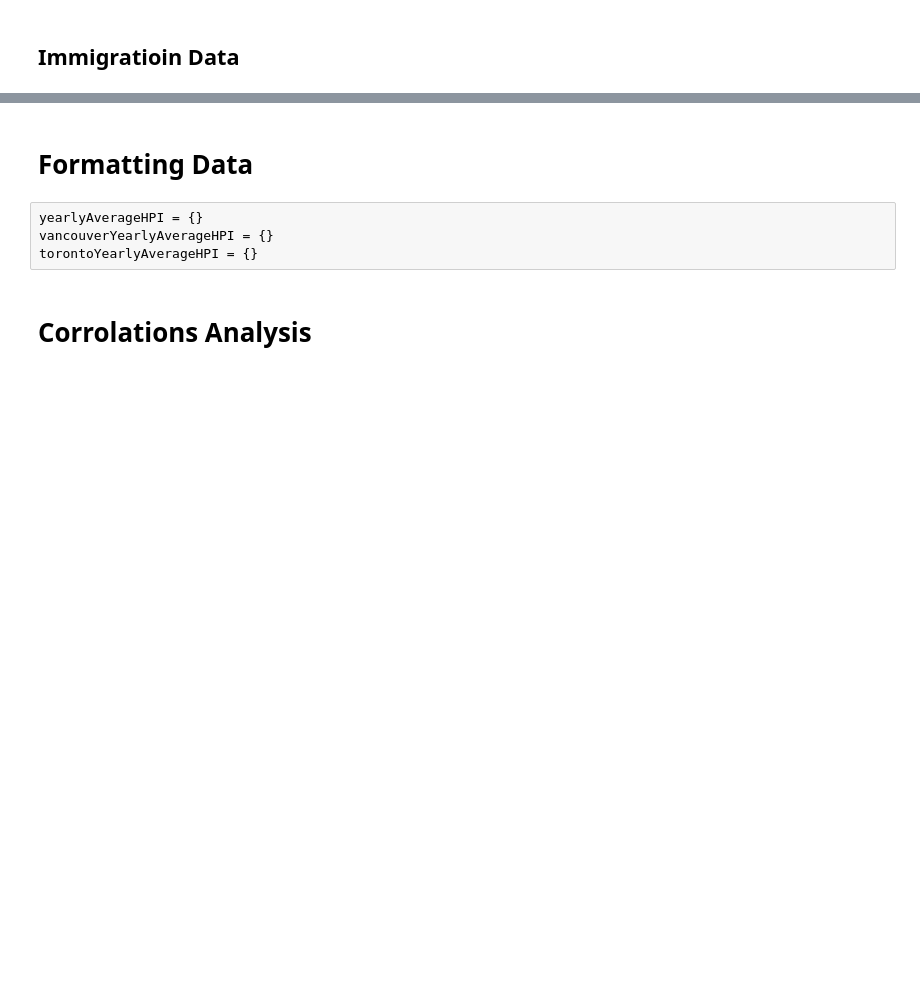
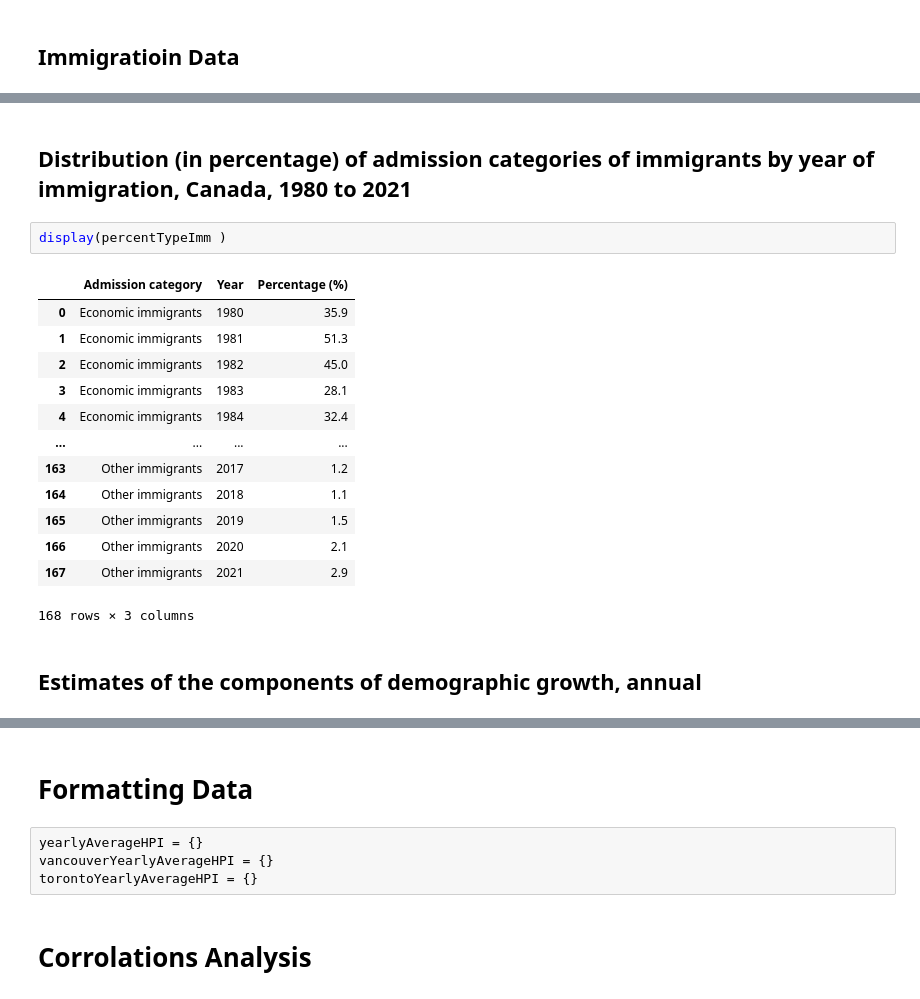
Before and after one commit to runningbird1991/CPSC-4810-project, a Jupyter notebook: project.ipynb, the cells around one changed output, grey strips where cells are left out. Drawn from its saved outputs; the diff is of its cells as text; blank space fills up the shorter version.

```diff
--- a/project.ipynb
+++ b/project.ipynb
@@ -87,0 +139,20 @@ demoGrowthImm
+# %% [markdown]
+## Distribution (in percentage) of admission categories of immigrants by year of immigration, Canada, 1980 to 2021
+# %%
+display(percentTypeImm )
+# %% [output]
+|  | Admission category | Year | Percentage (%) |
+| 0 | Economic immigrants | 1980 | 35.9 |
+| 1 | Economic immigrants | 1981 | 51.3 |
+| 2 | Economic immigrants | 1982 | 45.0 |
+| 3 | Economic immigrants | 1983 | 28.1 |
+| 4 | Economic immigrants | 1984 | 32.4 |
+| ... | ... | ... | ... |
+| 163 | Other immigrants | 2017 | 1.2 |
+| 164 | Other immigrants | 2018 | 1.1 |
+| 165 | Other immigrants | 2019 | 1.5 |
+| 166 | Other immigrants | 2020 | 2.1 |
+| 167 | Other immigrants | 2021 | 2.9 |
+168 rows × 3 columns
+# %% [markdown]
+## Estimates of the components of demographic growth, annual
```
Also changed, not shown: parts of 13 cells of this notebook, 1 other file.
